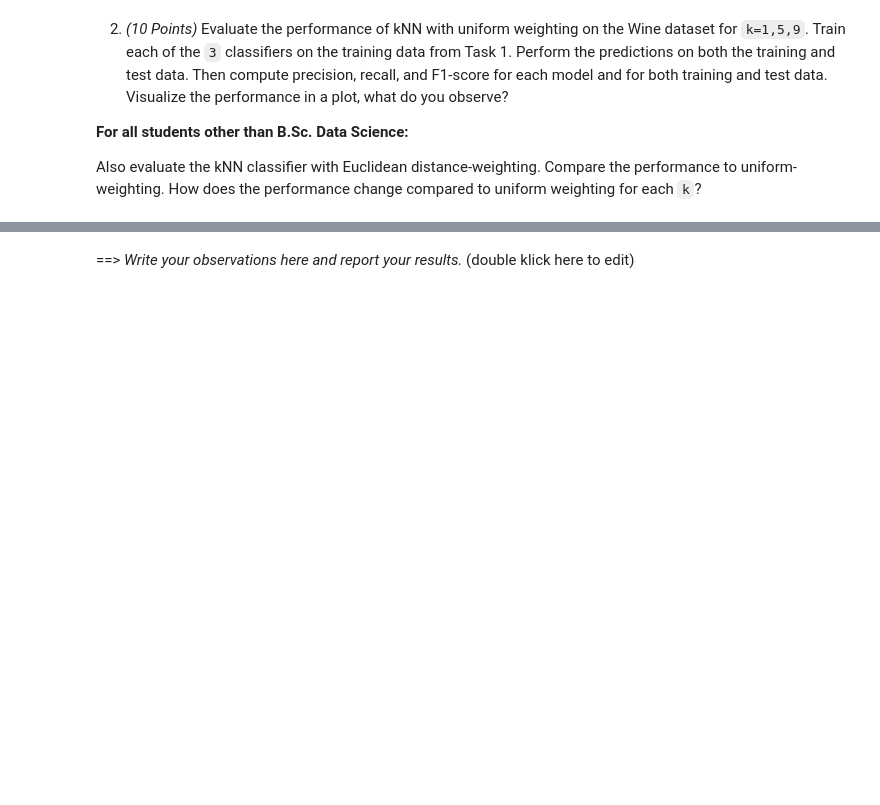
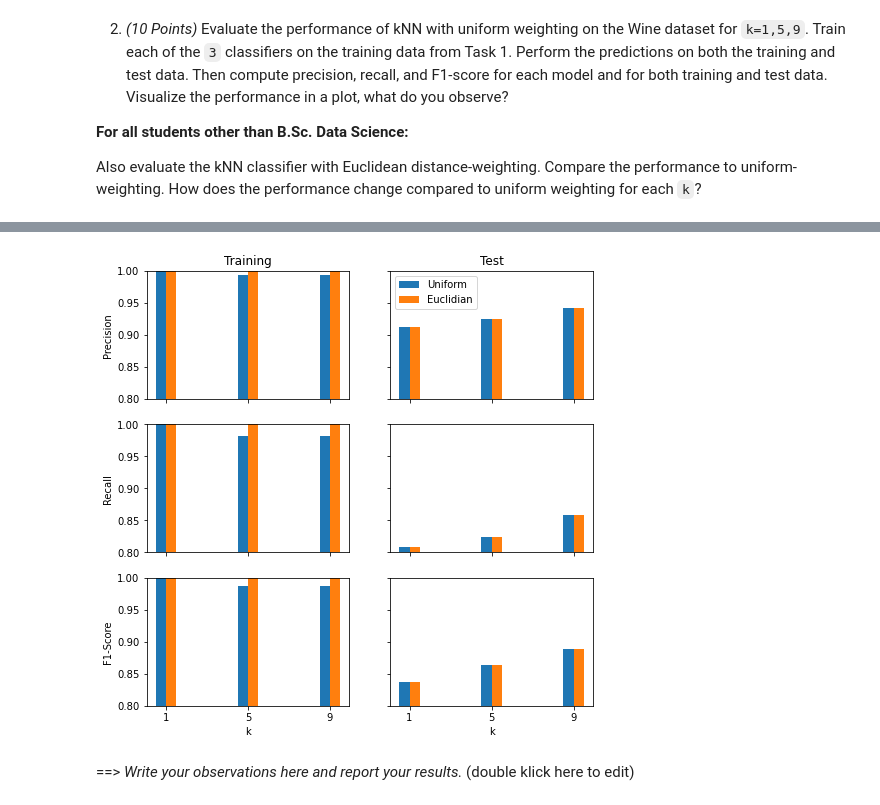
Before and after one commit to Abdul6498/Machine_Learning-master, a Jupyter notebook: Assignment_1/assignment1.ipynb, the cells around one changed output, grey strips where cells are left out. Drawn from its saved outputs; the diff is of its cells as text; code cells hidden in the pictures; blank space fills up the shorter version.

```diff
--- a/Assignment_1/assignment1.ipynb
+++ b/Assignment_1/assignment1.ipynb
@@ -119,6 +124,7 @@ def train_test_split(X, y):
         where X_train and X_test are the input features of the training and test set,
         and y_train and y_test are the class labels of the training and test set.
     """
+    np.random.seed(2020)
     data = np.column_stack((X,y))
     size_col = data.shape[1]
     np.random.shuffle(data)
@@ -126,7 +132,7 @@ def train_test_split(X, y):
     temp_y = data[:, 13]
     new_y = np.array(temp_y , dtype=y.dtype)
 
-    new_X = data[:,:13]
+    new_X = data[:,0:13]
 
     train_sample = int(num_sample * 0.7)
     test_sample = int(num_sample * 0.3)
@@ -144,14 +150,15 @@ X_train, X_test, y_train, y_test = train_test_split(X, y)
 assert (X_train.shape[0] + X_test.shape[0]) == X.shape[0]
 assert (y_train.shape[0] + y_test.shape[0]) == y.shape[0]
 assert X_train.shape[1] == X_test.shape[1]
+#train_test_split(X,y)
 # %% [markdown]
 5) *(5 Points)* kNN uses a distance measure to identify close neighbors. If the input features are not of the same scale, the distance is not as meaningful, which can negatively impact classification performance. Perform min-max scaling (i.e. scale the values of the input features in such a way that their range is from 0 to 1) on the training and test data. Remember that you should only use information from the training data to perform the scaling on both data sets.
 # %%
 # Implement your solution here
-x_min = X_train.min()
-x_max = X_train.max()
-norm_X_train = (X_train - x_min)/(x_max - x_min)
-norm_X_test = (X_test - x_min)/(x_max - x_min)
+x_min = np.min(X_train, axis=0)
+x_max = np.max(X_train, axis=0)
+X_train = (X_train - x_min)/(x_max - x_min)
+X_test = (X_test - x_min)/(x_max - x_min)
 # %% [markdown]
 ## Task 2: k-nearest neighbors (50 Points)
 *Choose classes randomly if weights are equal for multiple classes*
@@ -353,3 +315,46 @@ Also evaluate the kNN classifier with Euclidean distance-weighting. Compare the
+# %%
+# Implement your solution here.
+
+
+k_val = [1, 5, 9]
+dist_measure = ['uniform', 'weighted_distance']
+eval_sets = [(k, metric) for metric in dist_measure for k in k_val]
+
+scores = []
+for k, metric in eval_sets:
+        classifier = KNearestNeighbors(
+            k=k,
+            weights='uniform' if metric == 'uniform' else euclidean_distance
+        )
+        classifier.fit(X_train, y_train)
+        yhat_train = classifier.predict(X_train)
+        yhat_test = classifier.predict(X_test)
+
+        scores.append([
+            [fnc(yhat, y) for fnc in (precision, recall, f1score)]
+            for yhat, y in ((yhat_train, y_train), (yhat_test, y_test))
+        ])
+
+scores = np.array(scores)
+k_val = np.array(k_val)
+fig, ax = plt.subplots(3, 2, figsize=(8, 8), sharex=True, sharey=True)
+for row in range(3):
+    for col in range(2):
+        ax[row, col].bar(k_val-0.25, scores[:3, col, row], width=0.5, label='Uniform')
+        ax[row, col].bar(k_val+0.25, scores[3:, col, row], width=0.5, label='Euclidian')
+        ax[row, col].set_ylim((0.8, 1.0))
+
+ax[0, 0].set_ylabel('Precision')
+ax[1, 0].set_ylabel('Recall')
+ax[2, 0].set_ylabel('F1-Score')
+ax[0, 0].set_title('Training')
+ax[0, 1].set_title('Test')
+ax[-1, 0].set_xlabel('k')
+ax[-1, 1].set_xlabel('k')
+ax[-1, 0].set_xticks(k_val)
+ax[0, 1].legend();
+# %% [output]
+[figure, added]
 # %% [markdown]
 ==> *Write your observations here and report your results.* (double klick here to edit)
 # %% [markdown]
```
Also changed, not shown: parts of 7 cells of this notebook.
